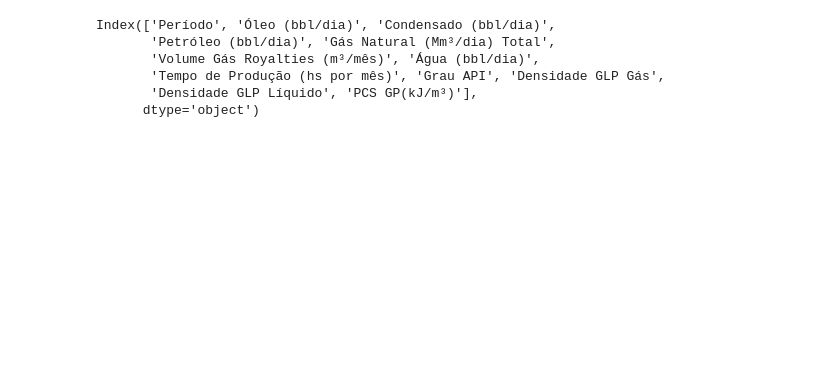
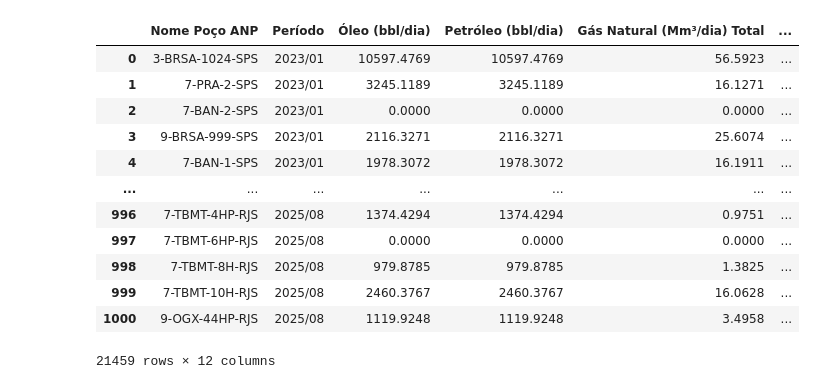
Before and after one commit to icarusrodrigues/MMQ_MSC_Icaro, a Jupyter notebook: clean_data.ipynb, the cells around one changed output. Saved outputs shown, nothing was run; the diff lists cells and outputs as text; code cells hidden in the pictures; blank space fills up the shorter version.

```diff
--- a/clean_data.ipynb
+++ b/clean_data.ipynb
@@ -106,11 +93,18 @@ for col in df_final.columns:
 # %%
 df_final.dropna(inplace=True)
 # %%
-df_final.columns
+df_final
 # %% [output]
+|  | Nome Poço ANP | Período | Óleo (bbl/dia) | Petróleo (bbl/dia) | Gás Natural (Mm³/dia) Total | ... |
+| 0 | 3-BRSA-1024-SPS | 2023/01 | 10597.4769 | 10597.4769 | 56.5923 | ... |
+| 1 | 7-PRA-2-SPS | 2023/01 | 3245.1189 | 3245.1189 | 16.1271 | ... |
+| 2 | 7-BAN-2-SPS | 2023/01 | 0.0000 | 0.0000 | 0.0000 | ... |
+| 3 | 9-BRSA-999-SPS | 2023/01 | 2116.3271 | 2116.3271 | 25.6074 | ... |
+| 4 | 7-BAN-1-SPS | 2023/01 | 1978.3072 | 1978.3072 | 16.1911 | ... |
+| ... | ... | ... | ... | ... | ... | ... |
+| 996 | 7-TBMT-4HP-RJS | 2025/08 | 1374.4294 | 1374.4294 | 0.9751 | ... |
+| 997 | 7-TBMT-6HP-RJS | 2025/08 | 0.0000 | 0.0000 | 0.0000 | ... |
+| 998 | 7-TBMT-8H-RJS | 2025/08 | 979.8785 | 979.8785 | 1.3825 | ... |
+| 999 | 7-TBMT-10H-RJS | 2025/08 | 2460.3767 | 2460.3767 | 16.0628 | ... |
+| 1000 | 9-OGX-44HP-RJS | 2025/08 | 1119.9248 | 1119.9248 | 3.4958 | ... |
-Index(['Período', 'Óleo (bbl/dia)', 'Condensado (bbl/dia)',
-       'Petróleo (bbl/dia)', 'Gás Natural (Mm³/dia) Total',
-       'Volume Gás Royalties (m³/mês)', 'Água (bbl/dia)',
-       'Tempo de Produção (hs por mês)', 'Grau API', 'Densidade GLP Gás',
-       'Densidade GLP Líquido', 'PCS GP(kJ/m³)'],
-      dtype='object')
+21459 rows × 12 columns
```
Also changed, not shown: parts of 21 cells of this notebook, 3 other files.
